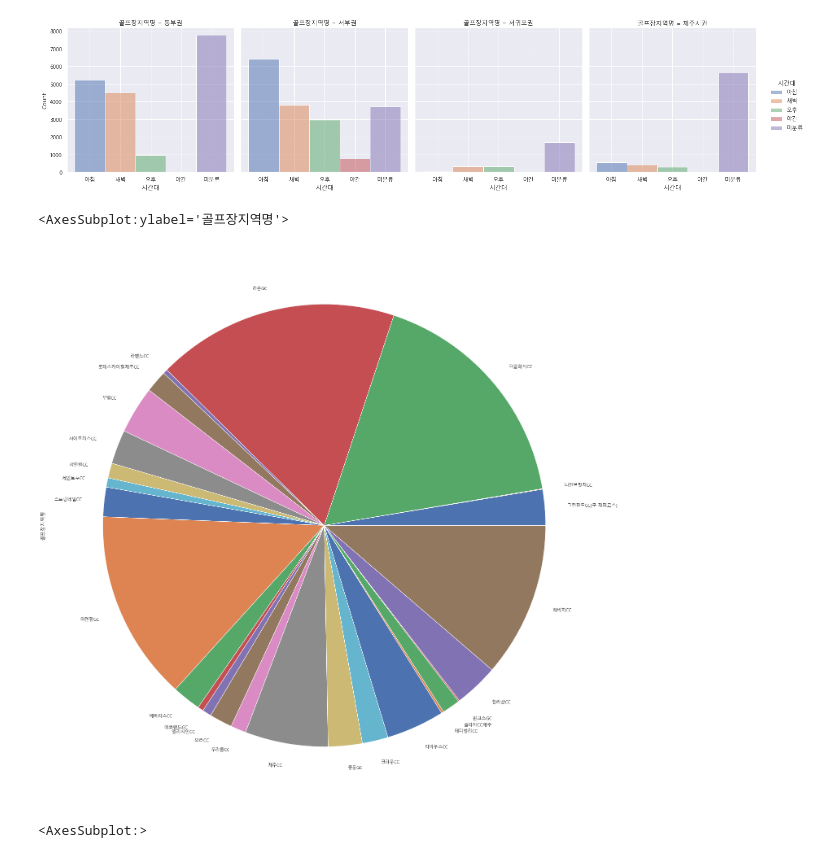
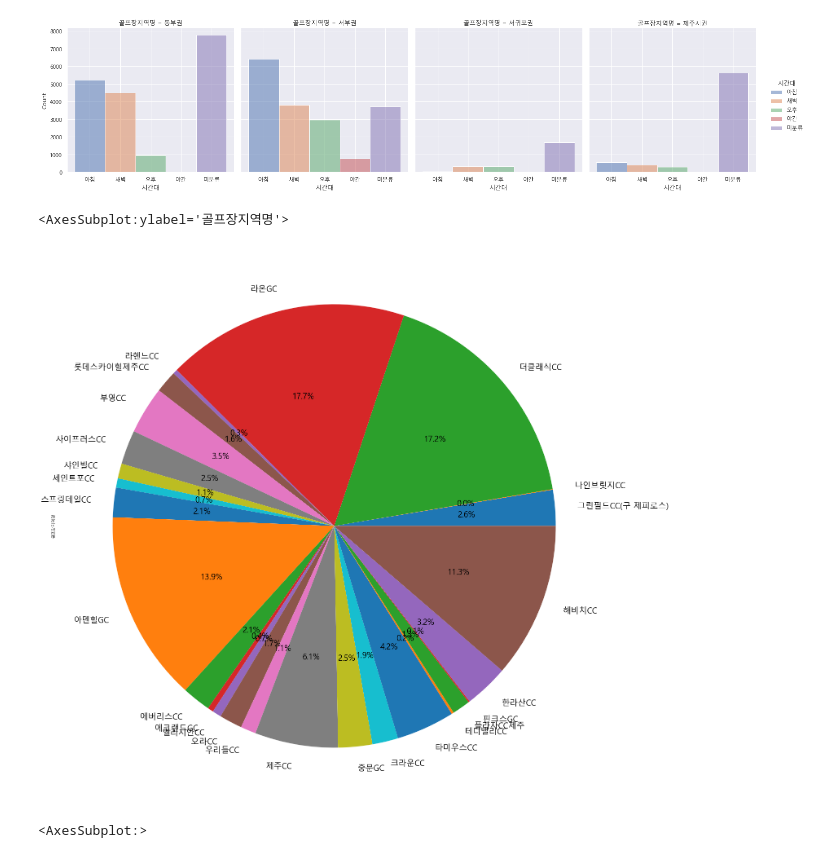
Before and after one commit to minwooking/Next_Ez_Training, a Jupyter notebook: golf10_seaborn.ipynb, the cells around one changed output. Cells and saved outputs as stored; diff of their text form; code cells hidden in the pictures.

```diff
--- a/golf10_seaborn.ipynb
+++ b/golf10_seaborn.ipynb
@@ -188,10 +188,11 @@ sns.displot(data=df, x="시간대",col='골프장지역명',hue='시간대')
 <seaborn.axisgrid.FacetGrid at 0x...>
 [figure]
 # %%
-df.groupby(df.골프장명).골프장지역명.count().plot.pie()
+plt.figure(figsize=(25,25))
+df.groupby(df.골프장명).골프장지역명.count().plot.pie(fontsize=20,autopct='%.1f%%')
 # %% [output]
 <AxesSubplot:ylabel='골프장지역명'>
-[figure, old version]
+[figure, new version]
 # %%
 sns.heatmap(df.corr(), annot = True, cmap = 'viridis')
 # %% [output]
```
Also changed, not shown: parts of 15 cells of this notebook, 3 other files.
